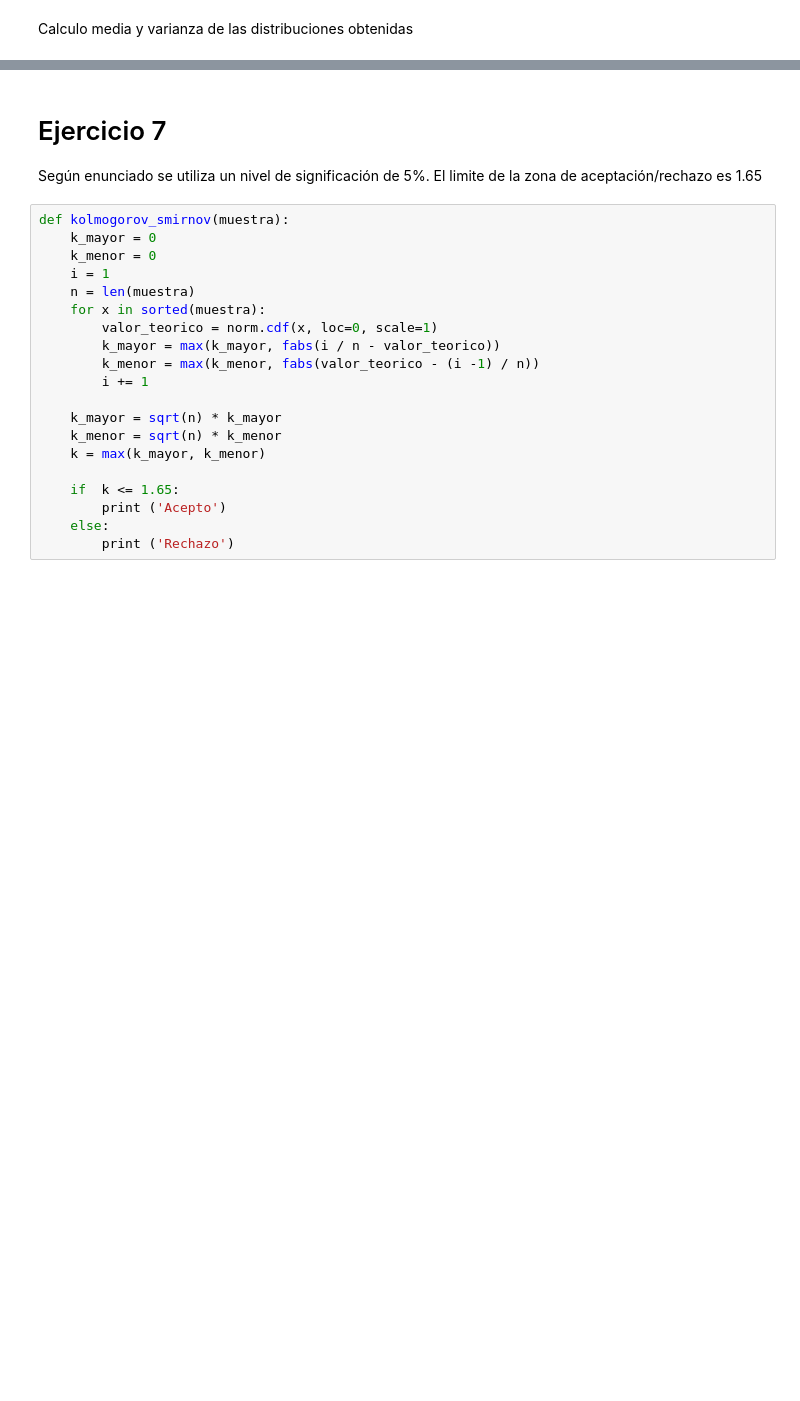
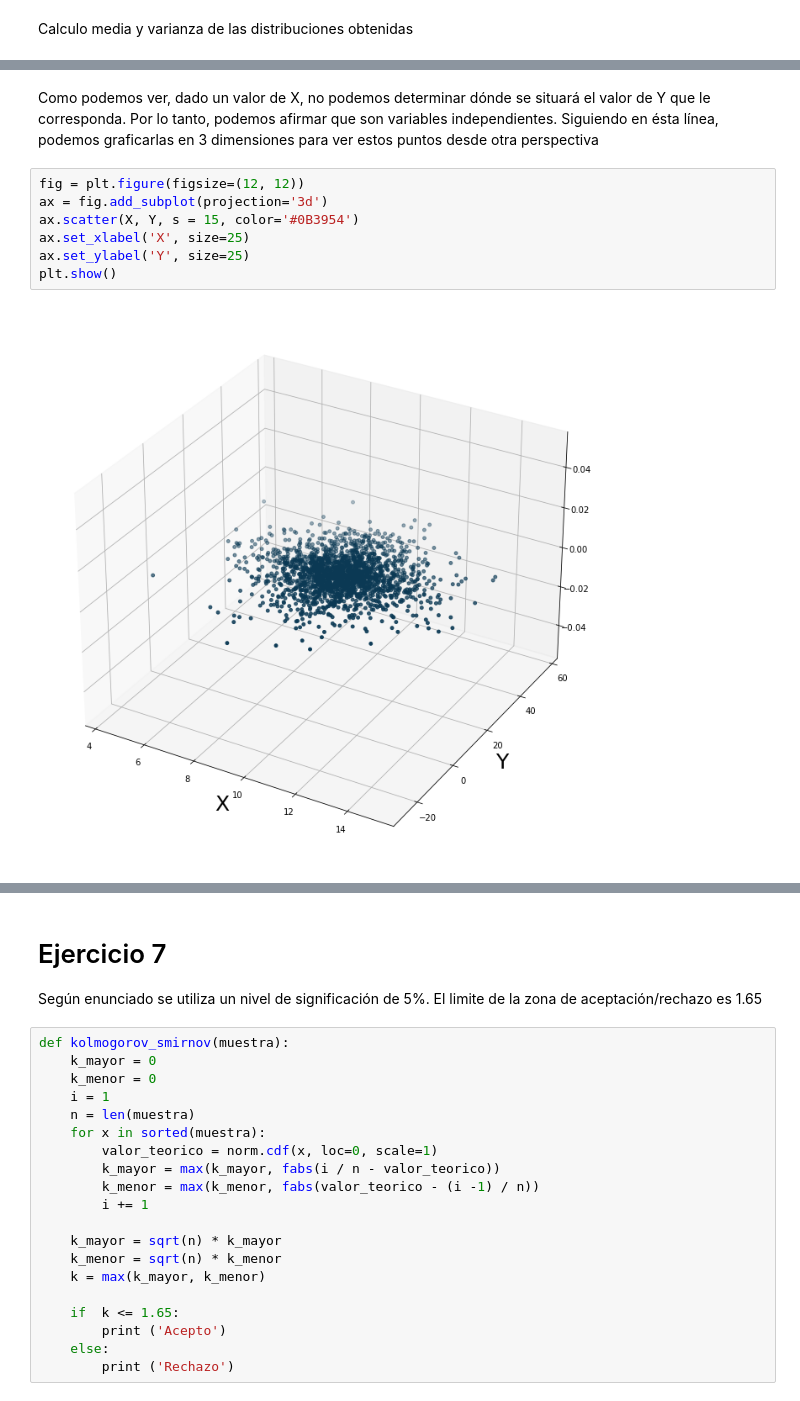
Before and after one commit to nicolaslongo/tp1-simulacion, a Jupyter notebook: Ejercicio 6 y 7.ipynb, the cells around one changed output, grey strips where cells are left out. Saved outputs shown, nothing was run; the diff lists cells and outputs as text; blank space fills up the shorter version.

```diff
--- a/Ejercicio 6 y 7.ipynb
+++ b/Ejercicio 6 y 7.ipynb
@@ -77,0 +93,11 @@ Con las distribuciones normales creadas creo una nueva distribucion bivariada
+# %% [markdown]
+Como podemos ver, dado un valor de X, no podemos determinar dónde se situará el valor de Y que le corresponda. Por lo tanto, podemos afirmar que son variables independientes. Siguiendo en ésta línea, podemos graficarlas en 3 dimensiones para ver estos puntos desde otra perspectiva
+# %%
+fig = plt.figure(figsize=(12, 12))
+ax = fig.add_subplot(projection='3d')
+ax.scatter(X, Y, s = 15, color='#0B3954')
+ax.set_xlabel('X', size=25)
+ax.set_ylabel('Y', size=25)
+plt.show()
+# %% [output]
+[figure, added]
```
Also changed, not shown: parts of 8 cells of this notebook.
